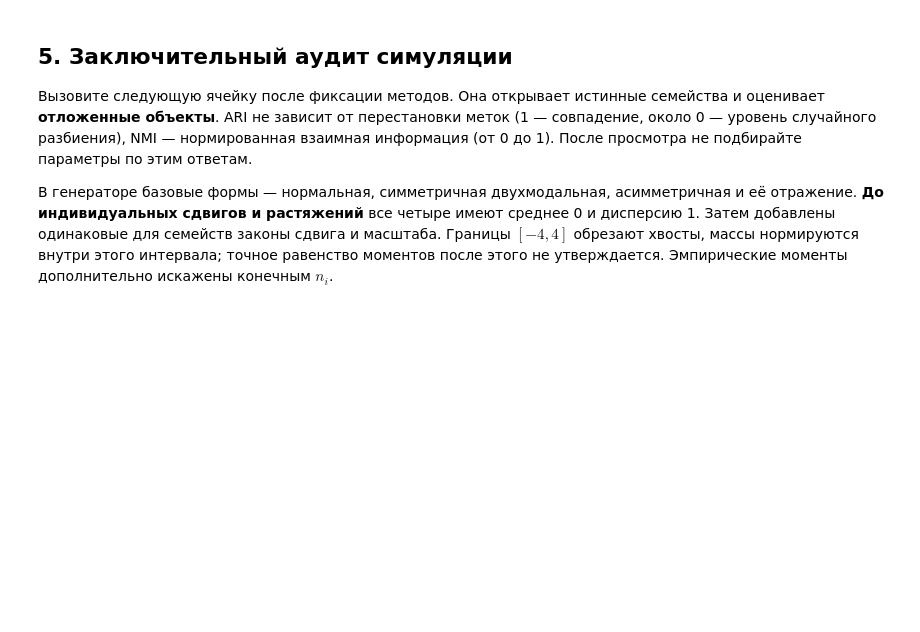
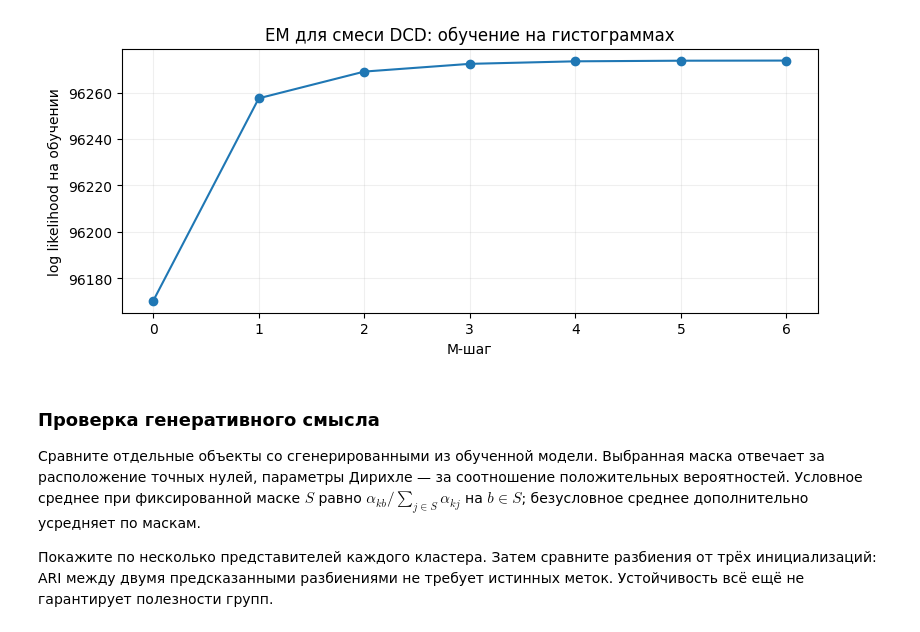
Before and after one commit to Leonid-Erlygin/seminars, a Jupyter notebook: fall_2026/ittp_bayes/em_gaussian_mixture/em_gaussian_mixture_solutions.ipynb, the cells around one changed output. Cells and saved outputs as stored; diff of their text form; code cells hidden in the pictures; blank space fills up the shorter version.

```diff
--- a/fall_2026/ittp_bayes/em_gaussian_mixture/em_gaussian_mixture_solutions.ipynb
+++ b/fall_2026/ittp_bayes/em_gaussian_mixture/em_gaussian_mixture_solutions.ipynb
@@ -722 +810,10 @@ sqrt(массы) → PCA(8) → GMM(full)
+# %%
+def fit_distribution_clustering(P_fit, P_new, K, seed):
+    pca = PCA(min(8, P_fit.shape[1]-1), svd_solver='full').fit(np.sqrt(P_fit))
+    A, B = pca.transform(np.sqrt(P_fit)), pca.transform(np.sqrt(P_new))
+    model = fit_diag_gmm(A, K, seed=seed, n_init=12, var_floor=1e-4)
+    return dict(train_labels=predict_diag(model, A).argmax(1),
+                test_labels=predict_diag(model, B).argmax(1),
+                description='sqrt(вероятности) → PCA(8) → диагональная GMM',
+                model=model, pca=pca)
 # %%
@@ -811,0 +836,24 @@ PCA(8) уменьшает размерность, полная GMM описыв
+# %%
+def fit_raw_baseline(P_fit, P_new, seed=12):
+    pca = PCA(min(8, P_fit.shape[1]-1), svd_solver='full').fit(P_fit)
+    A, B = pca.transform(P_fit), pca.transform(P_new)
+    model = GaussianMixture(K, covariance_type='full', n_init=12,
+                            reg_covar=1e-4, random_state=seed).fit(A)
+    return dict(train_labels=model.predict(A), test_labels=model.predict(B))
+
+methods = {'Прямые массы → PCA → GMM': fit_raw_baseline(P_train, P_test)}
+if ready('Эвристический метод'):
+    methods['Корни масс → PCA → GMM'] = fit_distribution_clustering(P_train, P_test, K, 12)
+if ready('EM на симплексе'):
+    face_model = fit_face_mixture(P_train, K, seed=8, n_init=3)
+    methods['Генеративная смесь DCD'] = dict(
+        train_labels=predict_face(face_model, P_train).argmax(1),
+        test_labels=predict_face(face_model, P_test).argmax(1))
+    support_model = fit_face_mixture(P_train, K, seed=8, n_init=3, learn_shapes=False)
+    methods['DCD: только носитель'] = dict(
+        train_labels=predict_face(support_model, P_train).argmax(1),
+        test_labels=predict_face(support_model, P_test).argmax(1))
+    print('DCD: сходимость', face_model['converged'],
+          '| шагов', len(face_model['history'])-1,
+          '| средний test log likelihood', face_e_step(P_test, face_model['weights'],
+              face_model['rho'], face_model['alpha'])[1]/len(P_test))
@@ -812,16 +872,25 @@ PCA(8) уменьшает размерность, полная GMM описыв
+# %%
+if ready('EM на симплексе'):
+    history = face_model['history']
+    m_steps = np.arange(len(history))
+    plt.figure(figsize=(8, 3.6))
+    plt.plot(m_steps, history, marker='o')
+    plt.xlabel('M-шаг')
+    plt.ylabel('log likelihood на обучении')
+    plt.title('EM для смеси DCD: обучение на гистограммах')
+    plt.tight_layout(); plt.show()
+# %% [output]
+[figure, added]
 # %% [markdown]
-## 5. Заключительный аудит симуляции
+### Проверка генеративного смысла
 
-Вызовите следующую ячейку после фиксации методов. Она открывает истинные
-семейства и оценивает **отложенные объекты**. ARI не зависит от перестановки
-меток (1 — совпадение, около 0 — уровень случайного разбиения),
-NMI — нормированная взаимная информация (от 0 до 1).
-После просмотра не подбирайте параметры по этим ответам.
+Сравните отдельные объекты со сгенерированными из обученной модели.
+Выбранная маска отвечает за расположение точных нулей, параметры Дирихле —
+за соотношение положительных вероятностей. Условное среднее при фиксированной
+маске $S$ равно $\alpha_{kb}/\sum_{j\in S}\alpha_{kj}$ на $b\in S$;
+безусловное среднее дополнительно усредняет по маскам.
 
-В генераторе базовые формы — нормальная, симметричная двухмодальная,
-асимметричная и её отражение. **До индивидуальных сдвигов и растяжений** все
-четыре имеют среднее 0 и дисперсию 1. Затем добавлены одинаковые для семейств
-законы сдвига и масштаба. Границы $[-4,4]$ обрезают хвосты, массы нормируются
-внутри этого интервала; точное равенство моментов после этого не утверждается.
-Эмпирические моменты дополнительно искажены конечным $n_i$.
+Покажите по несколько представителей каждого кластера. Затем сравните
+разбиения от трёх инициализаций: ARI между двумя предсказанными разбиениями
+не требует истинных меток. Устойчивость всё ещё не гарантирует полезности групп.
 # %%
```
Also changed, not shown: parts of 76 cells of this notebook, 7 other files.
